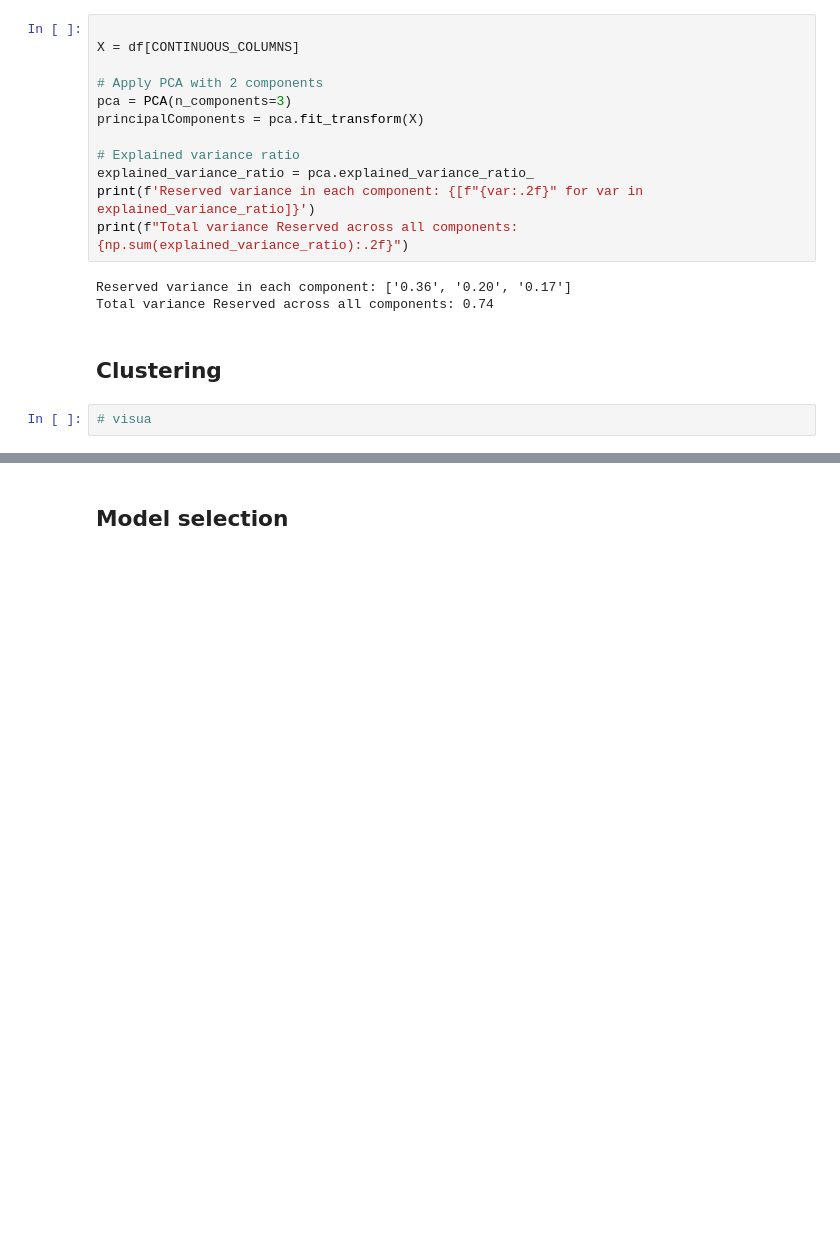
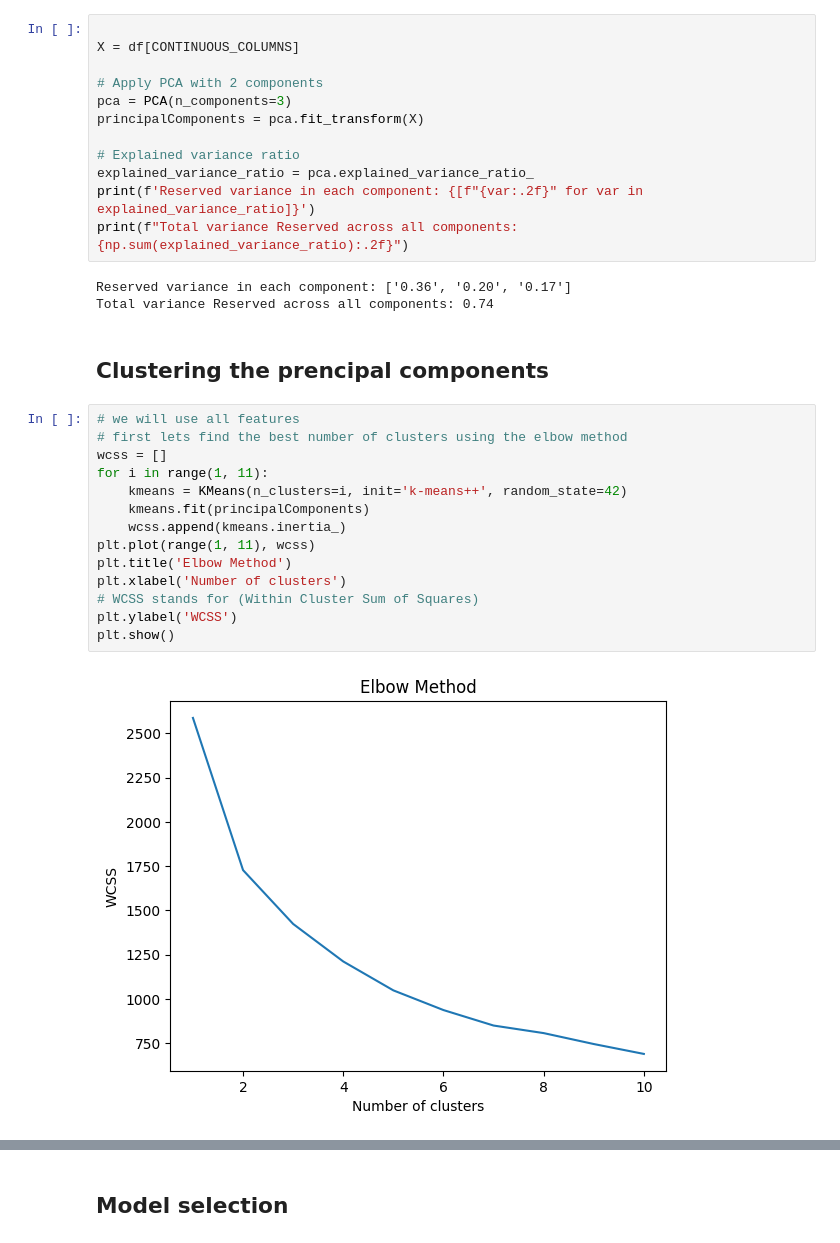
Before and after one commit to hosain-ghoraba/Heart-Disease-detection, a Jupyter notebook: Heart_Failure_Prediction.ipynb, the cells around one changed output, grey strips where cells are left out. Cells and saved outputs as stored; diff of their text form; blank space fills up the shorter version.

Commit message:
clustering done

```diff
--- a/Heart_Failure_Prediction.ipynb
+++ b/Heart_Failure_Prediction.ipynb
@@ -415,6 +416,20 @@ print(f"Total variance Reserved across all components: {np.sum(explained_varianc
 Reserved variance in each component: ['0.36', '0.20', '0.17']
 Total variance Reserved across all components: 0.74
 # %% [markdown]
-## Clustering
+## Clustering the prencipal components
-# %%
-# visua
+# %%
+# we will use all features
+# first lets find the best number of clusters using the elbow method
+wcss = []
+for i in range(1, 11):
+    kmeans = KMeans(n_clusters=i, init='k-means++', random_state=42)
+    kmeans.fit(principalComponents)
+    wcss.append(kmeans.inertia_)
+plt.plot(range(1, 11), wcss)
+plt.title('Elbow Method')
+plt.xlabel('Number of clusters')
+# WCSS stands for (Within Cluster Sum of Squares)
+plt.ylabel('WCSS')
+plt.show()
+# %% [output]
+[figure, added]
```
Also changed, not shown: parts of 4 cells of this notebook.
